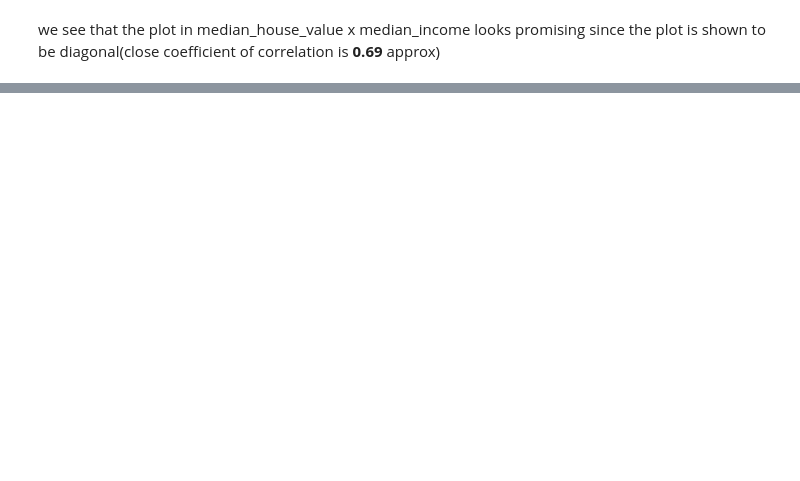
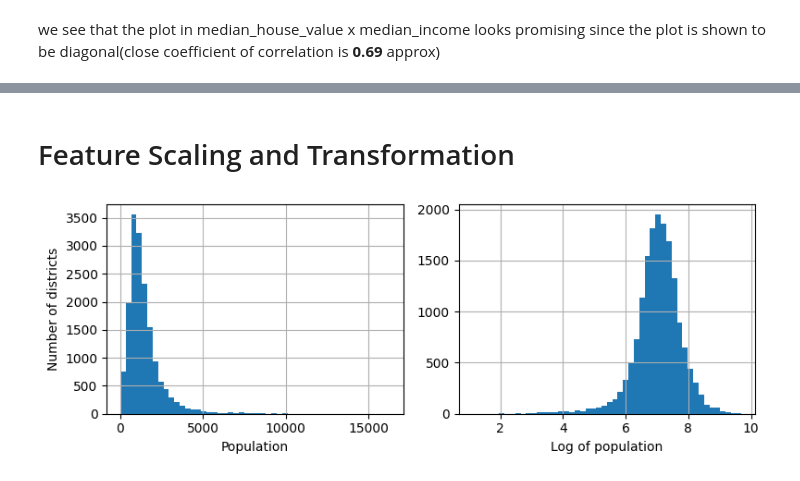
Before and after one commit to Suborno22/California-House-Sale-Prediction, a Jupyter notebook: index.ipynb, the cells around one changed output, grey strips where cells are left out. Drawn from its saved outputs; the diff is of its cells as text; code cells hidden in the pictures; blank space fills up the shorter version.

Commit message:
adding feature scaling and transformation method

```diff
--- a/index.ipynb
+++ b/index.ipynb
@@ -97,4 +97,15 @@ median_income           0
 median_house_value      0
 ocean_proximity         0
 dtype: int64
+# %%
+import matplotlib.pyplot as plt
+
+IMAGES_PATH = Path() / "images" / "end_to_end_project"
+IMAGES_PATH.mkdir(parents=True, exist_ok=True)
+
+def save_fig(fig_id, tight_layout=True, fig_extension="png", resolution=300):
+    path = IMAGES_PATH / f"{fig_id}.{fig_extension}"
+    if tight_layout:
+        plt.tight_layout()
+    plt.savefig(path, format=fig_extension, dpi=resolution)
 # %%
@@ -336,0 +434,2 @@ Name: median_house_value, dtype: float64
+# %% [markdown]
+# Feature Scaling and Transformation
@@ -336,0 +447,10 @@ Name: median_house_value, dtype: float64
+# %%
+fig, axs = plt.subplots(1, 2, figsize=(8, 3))
+housing["population"].hist(ax=axs[0],bins=50)
+housing["population"].apply(np.log).hist(ax=axs[1],bins=50)
+axs[0].set_xlabel("Population")
+axs[1].set_xlabel("Log of population")
+axs[0].set_ylabel("Number of districts")
+save_fig("long_tail_plot")
+# %% [output]
+[figure, added]
```
Also changed, not shown: parts of 27 cells of this notebook, 1 other file.
